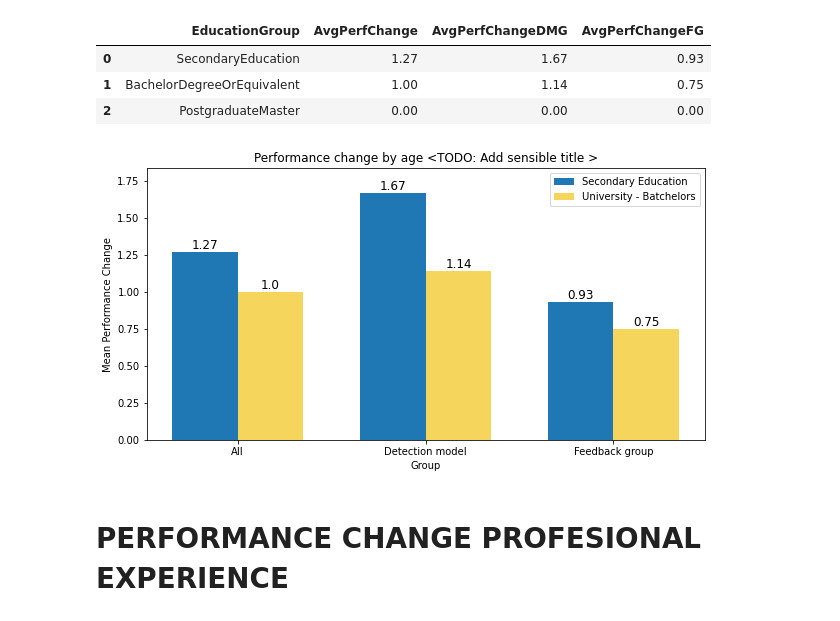
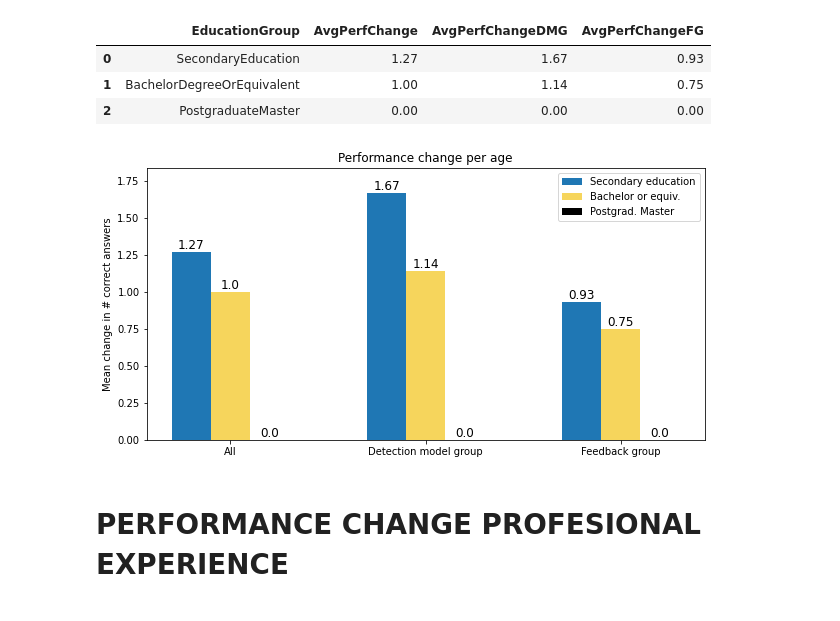
Before and after one commit to HeathArhturLouis/TopSecret, a Jupyter notebook: new_stats.ipynb, the cells around one changed output. Cells and saved outputs as stored; diff of their text form; code cells hidden in the pictures.

```diff
--- a/new_stats.ipynb
+++ b/new_stats.ipynb
@@ -406,8 +297,8 @@ training_per_group
 labels = ['General','Detection model', 'Feedback group']
 
 none = [1.313, 1.889, 0.571]
-formal = [1.333, 2.000, 1.750]
-informal = [1.167, 0.000, 0.000]
+formal = [1.333, 2.000, 0.000]
+informal = [1.167, 0.000, 1.750]
 formalinformal = [0.923, 1.167, 0.714]
 
 x = np.arange(len(labels))  # the label locations
@@ -422,10 +313,10 @@ rects3 = ax.bar(x + width/2, informal, width, label='Only informal training', co
 rects4 = ax.bar(x + 3 * width/2, formalinformal, width, label='Formal and informal training', color=feedback_color)
 
 # Add some text for labels, title and custom x-axis tick labels, etc.
-ax.set_ylabel('Mean Performance Change')
-ax.set_xlabel('Group')
+ax.set_ylabel('Mean change in # correct answers')
+# ax.set_xlabel('Group')
 # TODO: Add sensible title
-ax.set_title('Performance change after exposure to different types of training <TODO: Add sensible title >')
+ax.set_title('Performance change per undertaken training')
 ax.set_xticks(x)
 ax.set_xticklabels(labels)
 
@@ -487,7 +378,7 @@ eighteen = [1.13, 1.33, 0.93]
 twentyfive = [1.25, 2.00, 0.50]
 
 x = np.arange(len(labels))  # the label locations
-width = 0.35  # the width of the bars
+width = 0.2 # the width of the bars
 
 fig, ax = plt.subplots()
 
@@ -496,10 +387,10 @@ rects2 = ax.bar(x - width/2, eighteen, width, label='18 - 25 years')
 rects3 = ax.bar(x + width/2, twentyfive, width, label='25 - 35 years', color=detection_color)
 
 # Add some text for labels, title and custom x-axis tick labels, etc.
-ax.set_ylabel('Mean Performance Change')
-ax.set_xlabel('Group')
+ax.set_ylabel('Mean change in # correct answers')
+# ax.set_xlabel('Group')
 # TODO: Add sensible title
-ax.set_title('Performance change after exposure to different types of training <TODO: Add sensible title >')
+ax.set_title('Performance change per age group')
 ax.set_xticks(x)
 ax.set_xticklabels(labels)
 
@@ -540,53 +431,54 @@ perf_edu
 | 2 | PostgraduateMaster | 0.00 | 0.00 | 0.00 |
 # %%
 # Groups
-labels = ['All','Detection model', 'Feedback group']
+labels = ['All','Detection model group', 'Feedback group']
 
 secondary = [1.27, 1.67, 0.93]
-batcherlor = [1.00, 1.14, 0.75]
+bacherlor = [1.00, 1.14, 0.75]
+postgrad  = [0.00, 0.00, 0.00]
 
 x = np.arange(len(labels))  # the label locations
-width = 0.35  # the width of the bars
+width = 0.2  # the width of the bars
 
 fig, ax = plt.subplots()
 
 # Four bar boys on an axis doth a grouped bar chart make ... -- William "Wez" Shakespear
-rects2 = ax.bar(x - width/2, secondary, width, label='Secondary Education')
-rects3 = ax.bar(x + width/2, batcherlor, width, label='University - Batchelors', color=detection_color)
+rects2 = ax.bar(x - width, secondary, width, label='Secondary education')
+rects3 = ax.bar(x, bacherlor, width, label='Bachelor or equiv.', color=detection_color)
+rects3 = ax.bar(x + width, postgrad, width, label='Postgrad. Master', color='black')
 
 # Add some text for labels, title and custom x-axis tick labels, etc.
-ax.set_ylabel('Mean Performance Change')
-ax.set_xlabel('Group')
-# TODO: Add sensible title
-ax.set_title('Performance change by age <TODO: Add sensible title >')
+ax.set_ylabel('Mean change in # correct answers')
+# ax.set_xlabel('Group')
+ax.set_title('Performance change per age')
 ax.set_xticks(x)
 ax.set_xticklabels(labels)
 
 ax.legend()
 
 for bar in ax.patches:
   # The text annotation for each bar should be its height.
   bar_value = bar.get_height()
   # Format the text with commas to separate thousands. You can do
   # any type of formatting here though.
   text = f'{bar_value:,}'
   # This will give the middle of each bar on the x-axis.
   text_x = bar.get_x() + bar.get_width() / 2
   # get_y() is where the bar starts so we add the height to it.
   text_y = bar.get_y() + bar_value
   # If we want the text to be the same color as the bar, we can
   # get the color like so:
   bar_color = bar.get_facecolor()
   # If you want a consistent color, you can just set it as a constant, e.g. #222222
   ax.text(text_x, text_y, text, ha='center', va='bottom', color='black',
           size=12)
 
 plt.margins(y=0.1)
 fig.set_size_inches((10,5))
 
 plt.show()
 # %% [output]
-[figure, old version]
+[figure, new version]
 # %% [markdown]
 # PERFORMANCE CHANGE PROFESIONAL EXPERIENCE
 # %%
```
Also changed, not shown: parts of 32 cells of this notebook.
